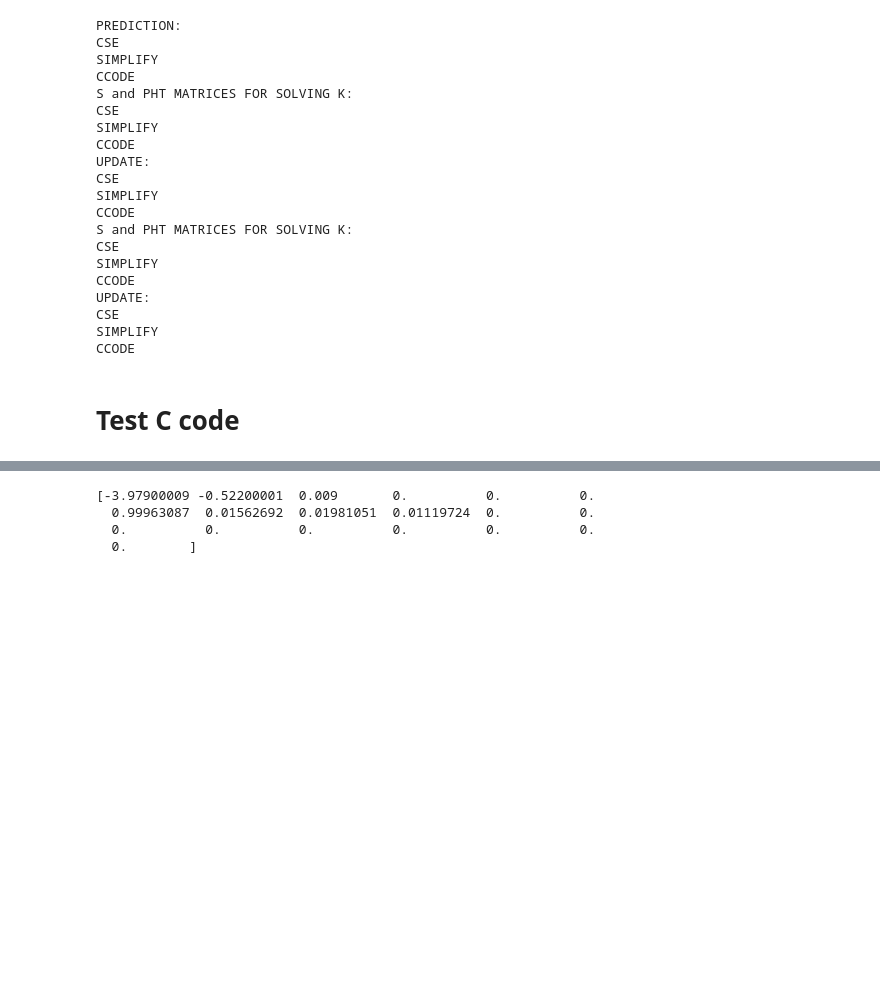
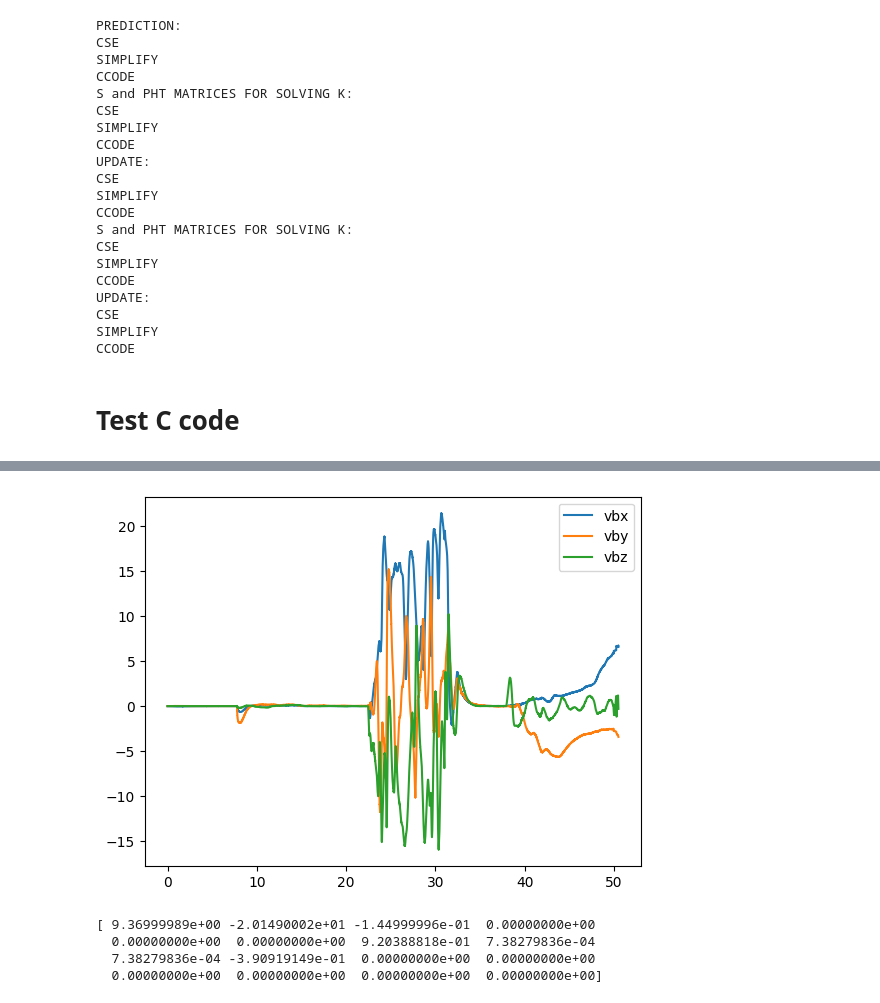
Before and after one commit to tudelft/ekf_c_code_generation, a Jupyter notebook: Generate Kalman Filter C Code.ipynb, the cells around one changed output, grey strips where cells are left out. Cells and saved outputs as stored; diff of their text form; code cells hidden in the pictures; blank space fills up the shorter version.

```diff
--- a/Generate Kalman Filter C Code.ipynb
+++ b/Generate Kalman Filter C Code.ipynb
@@ -105,25 +105,34 @@ optitrack frequency: 21.201325353867094 Hz
 # %%
-# EKF INPUT: U = [p, q, r] (GYRO)
+# EKF INPUT: U = [ax, ay, az, p, q, r] (IMU)
 U_data = np.array([
-    data['p'], data['q'], data['r']
+    data['ax'], data['ay'], data['az'], data['p'], data['q'], data['r']
 ]).T
 
 # MEASUREMENT_PNP: Z_pnp = [x, y, z, qw, qx, qy, qz]
 Z_pnp = np.array([
     data['x_opti'], data['y_opti'], data['z_opti'], data['qw'], data['qx'], data['qy'], data['qz']
 ]).T
 
-# MEASUREMENT_ACC: Z_acc = [ax, ay, az]
-Z_acc = np.array([
-    data['ax'], data['ay'], data['az']
-])
+# MEASUREMENT_V_BODY: Z_acc = [vbx, vby, vbz]
+Z_v_body = np.array([
+    data['vbx'], data['vby'], data['vbz']
+]).T
 
 t = data['t']
+
+# plot vbx, vby, vbz
+plt.plot(data['t'], data['vbx'],label='vbx')
+plt.plot(data['t'], data['vby'],label='vby')
+plt.plot(data['t'], data['vbz'],label='vbz')
+plt.legend()
+plt.show()
+# %% [output]
+[figure, added]
 # %%
 # INITIALIZE EKF
 
 # initial state
-lenX = 19
+lenX = 16
 X_init = np.zeros(lenX)
 X_init[:3] = Z_pnp[0,:3]
 X_init[6:10] = Z_pnp[0,3:]
@@ -133,9 +142,8 @@ P_init = np.array([1.]*lenX)
 P_init[0:3]   = 1.      # set position covariance
 P_init[3:6]   = 1.      # set velocity covariance
 P_init[6:10]  = 1.      # set quaternion covariance
-P_init[10:13] = 1e-2    # set accel bias covariance
+P_init[10:13] = 1e-4    # set accelerometer covariance
 P_init[13:16] = 1e-2    # set gyro bias covariance
-P_init[16:19] = 1e-4    # set accelerometer covariance
 
 # process noise covariance
 Q_diag = np.array([0.5, 0.5, 0.5, 0.1, 0.1, 0.1, 1e-4, 1e-4, 1e-4, 1e-5, 1e-5, 1e-5])
@@ -143,8 +151,12 @@ Q_diag = np.array([0.5, 0.5, 0.5, 0.1, 0.1, 0.1, 1e-4, 1e-4, 1e-4, 1e-5, 1e-5, 1
 # pnp measurement noise covariance
 R_diag_pnp = np.array([0.005, 0.005, 0.005, .05, .05, .05, .05])
 
+# v_body measurement noise covariance
+R_diag_v_body = np.array([0.5, 0.5, 0.5])
+
 lib.ekf_set_Q((ctypes.c_float*len(Q_diag))(*Q_diag))
 lib.ekf_set_R_pnp((ctypes.c_float*len(R_diag_pnp))(*R_diag_pnp))
+lib.ekf_set_R_v_body((ctypes.c_float*len(R_diag_v_body))(*R_diag_v_body))
 lib.ekf_set_X((ctypes.c_float*len(X_init))(*X_init))
 lib.ekf_set_P_diag((ctypes.c_float*len(P_init))(*P_init))
 
@@ -175,10 +187,15 @@ for i in range(1, len(t)):
     if np.any(Z_pnp[i]-Z_pnp[i-1] != 0):
         m_idx.append(i)
 
-        # update
+        # update pnp
         # lib.ekf_update_pnp(
         #     (ctypes.c_float*len(Z_pnp[i]))(*Z_pnp[i])
         # )
+
+    # update v_body
+    lib.ekf_update_v_body(
+        (ctypes.c_float*3)(*Z_v_body[i])
+    )
 
     # get state
     x = lib.ekf_get_X()
@@ -190,10 +207,10 @@ for i in range(1, len(t)):
     P = np.array([P[i] for i in range(int(lenX*(lenX+1)/2))])
     P_ekf.append(P)
 # %% [output]
-[-3.97900009 -0.52200001  0.009       0.          0.          0.
-  0.99963087  0.01562692  0.01981051  0.01119724  0.          0.
-  0.          0.          0.          0.          0.          0.
-  0.        ]
+[ 9.36999989e+00 -2.01490002e+01 -1.44999996e-01  0.00000000e+00
+  0.00000000e+00  0.00000000e+00  9.20388818e-01  7.38279836e-04
+  7.38279836e-04 -3.90919149e-01  0.00000000e+00  0.00000000e+00
+  0.00000000e+00  0.00000000e+00  0.00000000e+00  0.00000000e+00]
 # %%
 # make a nice table of X_ekf
 
```
Also changed, not shown: parts of 4 cells of this notebook, 5 other files.
